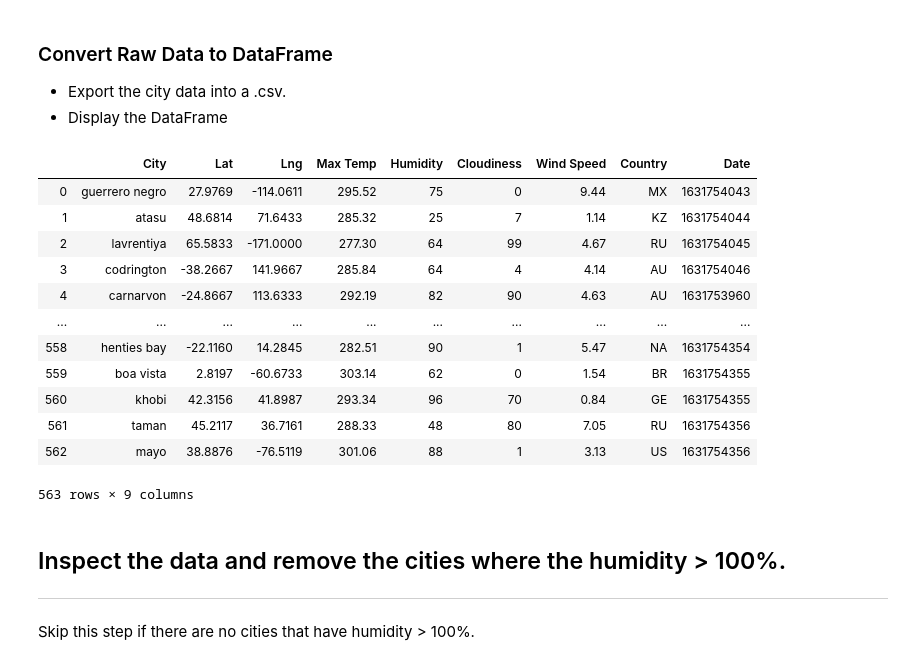
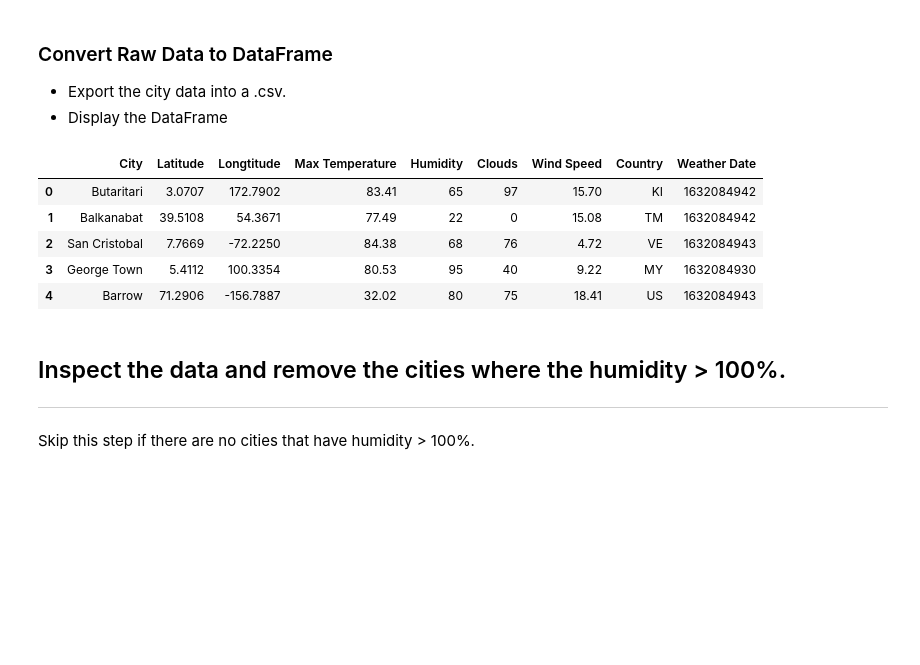
Before and after one commit to kaceejian/Python-Api-Challenge, a Jupyter notebook: starter_code/WeatherPy.ipynb, the cells around one changed output. Cells and saved outputs as stored; diff of their text form; code cells hidden in the pictures; blank space fills up the shorter version.

```diff
--- a/starter_code/WeatherPy.ipynb
+++ b/starter_code/WeatherPy.ipynb
@@ -102,0 +235,6 @@ Processing Record 563 of Set 1 | mayo
+# %%
+for item in city_data:
+#     if city['cod']
+
+    print(item)
+    print('')
@@ -102,0 +268,5 @@ Processing Record 563 of Set 1 | mayo
+# %%
+for item in city_data:
+    if item['cod']==200:
+
+        print(item['coord']['lon'])
@@ -102,0 +291,5 @@ Processing Record 563 of Set 1 | mayo
+# %%
+for item in city_data:
+    if item['cod']!=200:
+
+        print(item)
@@ -102,0 +314,24 @@ Processing Record 563 of Set 1 | mayo
+# %%
+list_master=[]
+
+for item in city_data:
+    if item['cod'] == 200:
+        latitude = item['coord']['lat']
+        longtitude = item['coord']['lon']
+        max_temperature = item['main']['temp_max']
+        humidity = item['main']['humidity']
+        clouds = item['clouds']['all']
+        wind_speed = item['wind']['speed']
+        country = item['sys']['country']
+        weather_date = item['dt']
+        city_name = item['name']
+
+        # create a dictionary of one city
+        dict_city = {'City': city_name, 'Latitude': latitude, 'Longtitude': longtitude, 'Max Temperature': max_temperature, 'Humidity': humidity,
+                     'Clouds': clouds, 'Wind Speed': wind_speed, 'Country': country, 'Weather Date': weather_date}
+
+        # adding this dictionary to the master list
+        list_master.append(dict_city)
+
+
+#         print(item['coord']['lon'])
@@ -109,16 +346,10 @@ df = pd.DataFrame(data = results)
-# %%
-df
-# %% [output]
-|  | City | Lat | Lng | Max Temp | Humidity | Cloudiness | Wind Speed | Country | Date |
-| 0 | guerrero negro | 27.9769 | -114.0611 | 295.52 | 75 | 0 | 9.44 | MX | 1631754043 |
-| 1 | atasu | 48.6814 | 71.6433 | 285.32 | 25 | 7 | 1.14 | KZ | 1631754044 |
-| 2 | lavrentiya | 65.5833 | -171.0000 | 277.30 | 64 | 99 | 4.67 | RU | 1631754045 |
-| 3 | codrington | -38.2667 | 141.9667 | 285.84 | 64 | 4 | 4.14 | AU | 1631754046 |
-| 4 | carnarvon | -24.8667 | 113.6333 | 292.19 | 82 | 90 | 4.63 | AU | 1631753960 |
-| ... | ... | ... | ... | ... | ... | ... | ... | ... | ... |
-| 558 | henties bay | -22.1160 | 14.2845 | 282.51 | 90 | 1 | 5.47 | NA | 1631754354 |
-| 559 | boa vista | 2.8197 | -60.6733 | 303.14 | 62 | 0 | 1.54 | BR | 1631754355 |
-| 560 | khobi | 42.3156 | 41.8987 | 293.34 | 96 | 70 | 0.84 | GE | 1631754355 |
-| 561 | taman | 45.2117 | 36.7161 | 288.33 | 48 | 80 | 7.05 | RU | 1631754356 |
-| 562 | mayo | 38.8876 | -76.5119 | 301.06 | 88 | 1 | 3.13 | US | 1631754356 |
-563 rows × 9 columns
+# %%
+df = pd.DataFrame(list_master)
+df.head()
+# %% [output]
+|  | City | Latitude | Longtitude | Max Temperature | Humidity | Clouds | Wind Speed | Country | Weather Date |
+| 0 | Butaritari | 3.0707 | 172.7902 | 83.41 | 65 | 97 | 15.70 | KI | 1632084942 |
+| 1 | Balkanabat | 39.5108 | 54.3671 | 77.49 | 22 | 0 | 15.08 | TM | 1632084942 |
+| 2 | San Cristobal | 7.7669 | -72.2250 | 84.38 | 68 | 76 | 4.72 | VE | 1632084943 |
+| 3 | George Town | 5.4112 | 100.3354 | 80.53 | 95 | 40 | 9.22 | MY | 1632084930 |
+| 4 | Barrow | 71.2906 | -156.7887 | 32.02 | 80 | 75 | 18.41 | US | 1632084943 |
```
Also changed, not shown: parts of 20 cells of this notebook, 4 other files.
